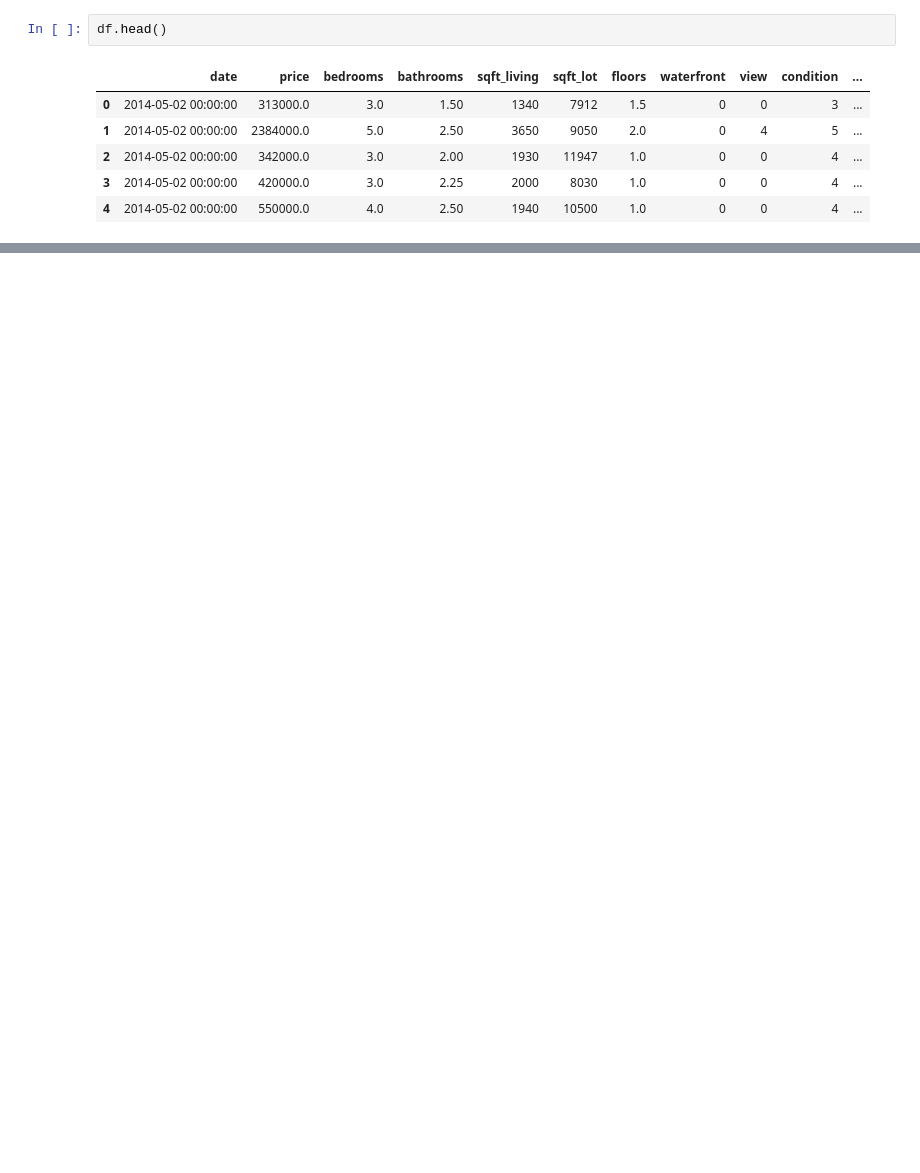
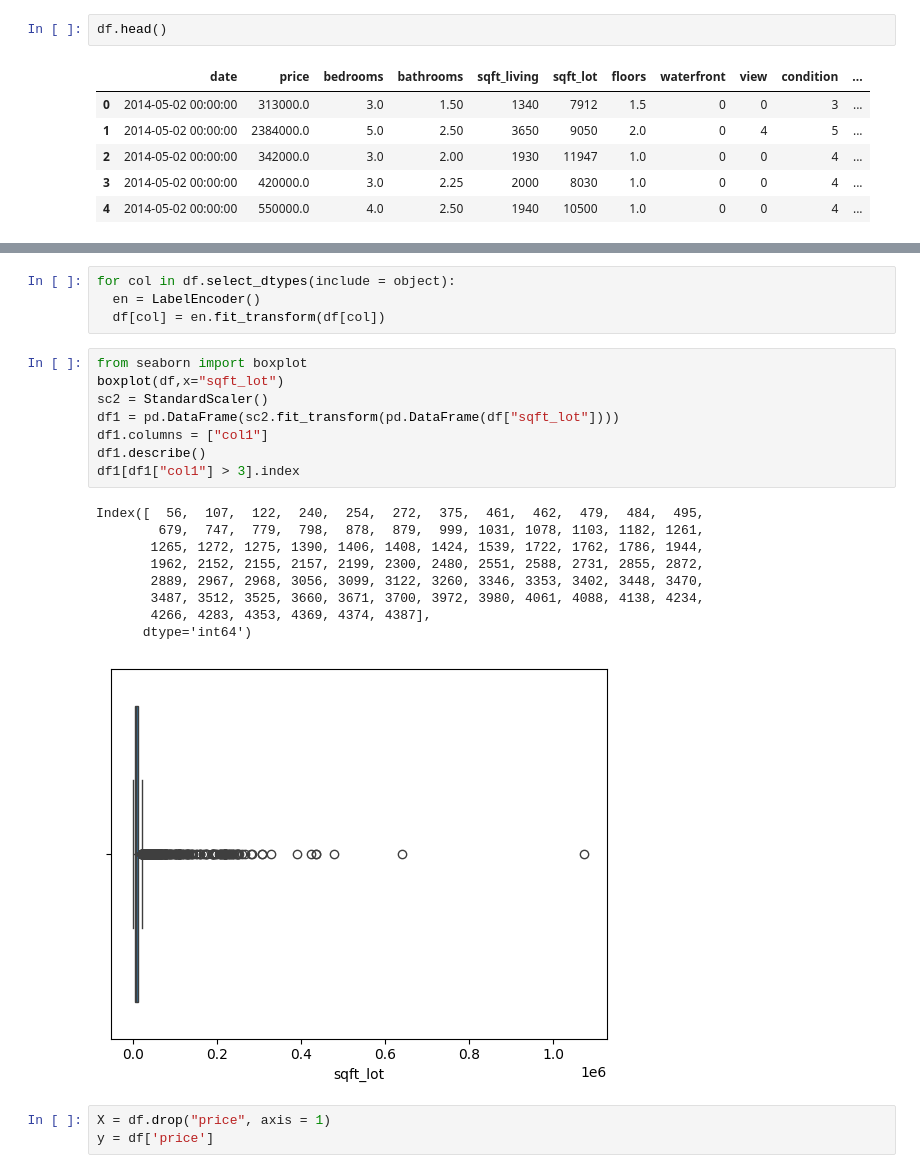
Before and after one commit to Siddhi-S-Thakur/Deep-Learning, a Jupyter notebook: HousePrediction.ipynb, the cells around one changed output, grey strips where cells are left out. Saved outputs shown, nothing was run; the diff lists cells and outputs as text; blank space fills up the shorter version.

```diff
--- a/HousePrediction.ipynb
+++ b/HousePrediction.ipynb
@@ -69,0 +109,25 @@ Epoch 10/10
+# %%
+for col in df.select_dtypes(include = object):
+  en = LabelEncoder()
+  df[col] = en.fit_transform(df[col])
+# %%
+from seaborn import boxplot
+boxplot(df,x="sqft_lot")
+sc2 = StandardScaler()
+df1 = pd.DataFrame(sc2.fit_transform(pd.DataFrame(df["sqft_lot"])))
+df1.columns = ["col1"]
+df1.describe()
+df1[df1["col1"] > 3].index
+# %% [output]
+Index([  56,  107,  122,  240,  254,  272,  375,  461,  462,  479,  484,  495,
+        679,  747,  779,  798,  878,  879,  999, 1031, 1078, 1103, 1182, 1261,
+       1265, 1272, 1275, 1390, 1406, 1408, 1424, 1539, 1722, 1762, 1786, 1944,
+       1962, 2152, 2155, 2157, 2199, 2300, 2480, 2551, 2588, 2731, 2855, 2872,
+       2889, 2967, 2968, 3056, 3099, 3122, 3260, 3346, 3353, 3402, 3448, 3470,
+       3487, 3512, 3525, 3660, 3671, 3700, 3972, 3980, 4061, 4088, 4138, 4234,
+       4266, 4283, 4353, 4369, 4374, 4387],
+      dtype='int64')
+[figure, added]
+# %%
+X = df.drop("price", axis = 1)
+y = df['price']
```
Also changed, not shown: parts of 23 cells of this notebook.
